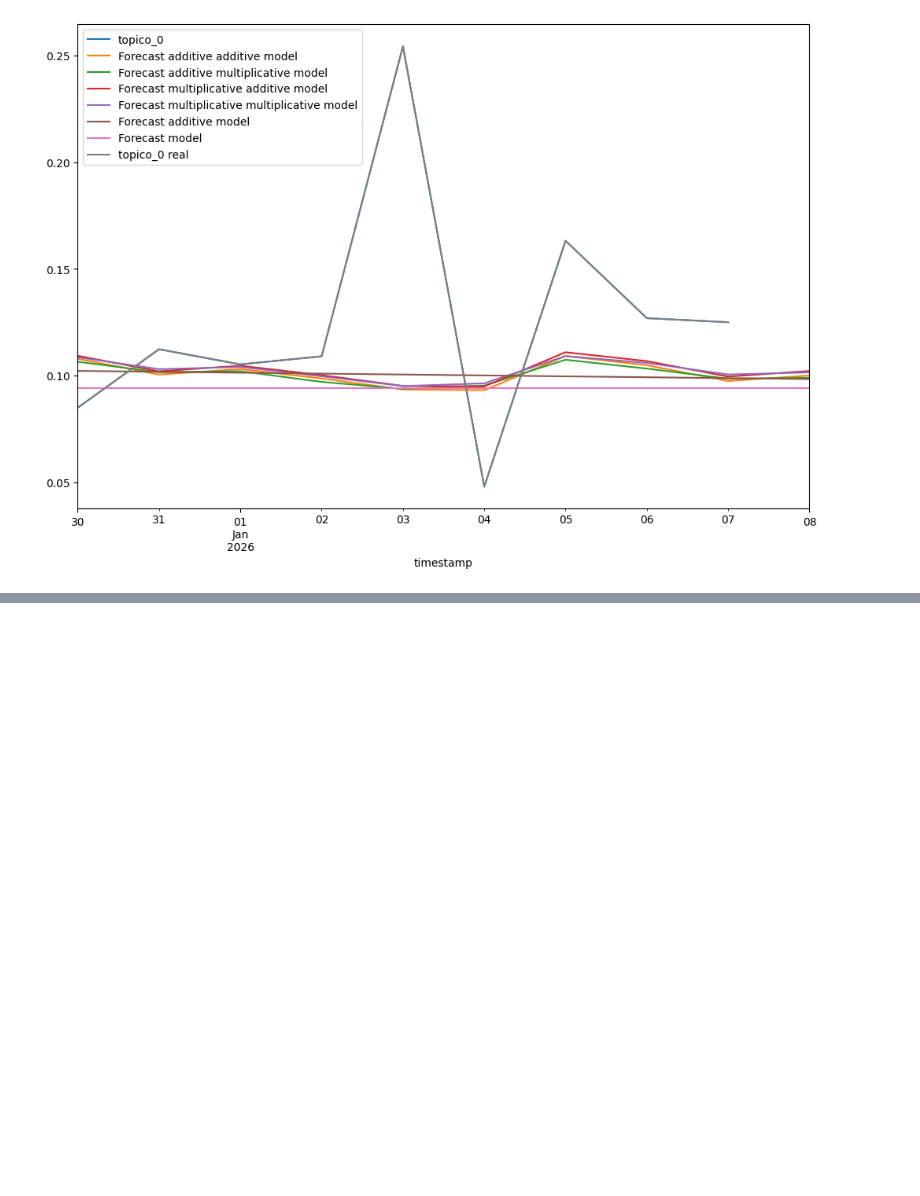
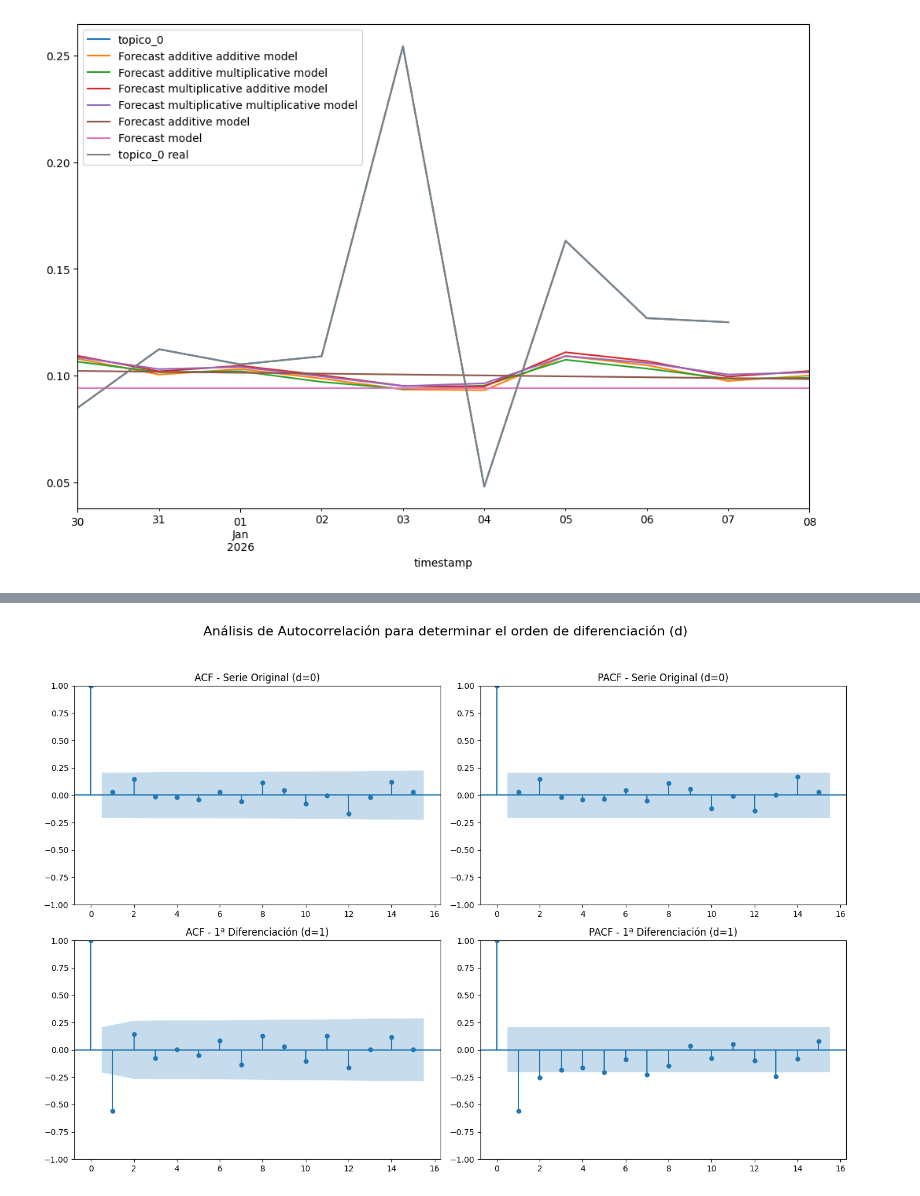
Before and after one commit to MiguelGP-13/DCDC-Project, a Jupyter notebook: dataMination/indicadoresAnalisisTemporal.ipynb, the cells around one changed output, grey strips where cells are left out. Saved outputs shown, nothing was run; the diff lists cells and outputs as text; code cells hidden in the pictures; blank space fills up the shorter version.

```diff
--- a/dataMination/indicadoresAnalisisTemporal.ipynb
+++ b/dataMination/indicadoresAnalisisTemporal.ipynb
@@ -361,0 +378,19 @@ plt.legend(loc='upper left')
+# %%
+# 2. Generación de ACF/PACF para d=0 y d=1
+series_diaria_diff_1 = series_diaria.diff().dropna()
+
+fig, axes = plt.subplots(2, 2, figsize=(14, 10))
+fig.suptitle('Análisis de Autocorrelación para determinar el orden de diferenciación (d)', fontsize=16)
+
+# Fila 1: Serie Original (d=0) - La que debería ser suficiente
+plot_acf(series_diaria, lags=15, ax=axes[0, 0], title='ACF - Serie Original (d=0)')
+plot_pacf(series_diaria, lags=15, ax=axes[0, 1], title='PACF - Serie Original (d=0)')
+
+# Fila 2: Primera Diferenciación (d=1) - Para comparar
+plot_acf(series_diaria_diff_1, lags=15, ax=axes[1, 0], title='ACF - 1ª Diferenciación (d=1)')
+plot_pacf(series_diaria_diff_1, lags=15, ax=axes[1, 1], title='PACF - 1ª Diferenciación (d=1)')
+
+plt.tight_layout(rect=[0, 0.03, 1, 0.95])
+plt.show()
+# %% [output]
+[figure, added]
```
Also changed, not shown: parts of 11 cells of this notebook.
